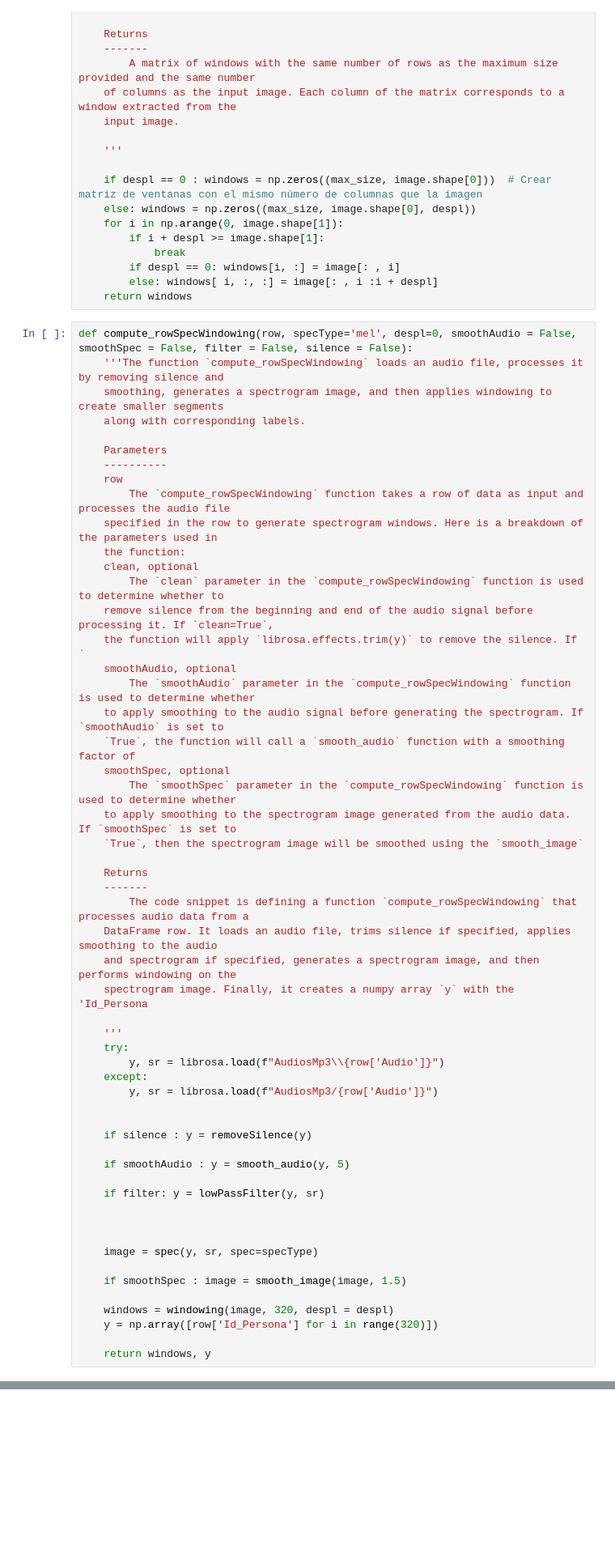
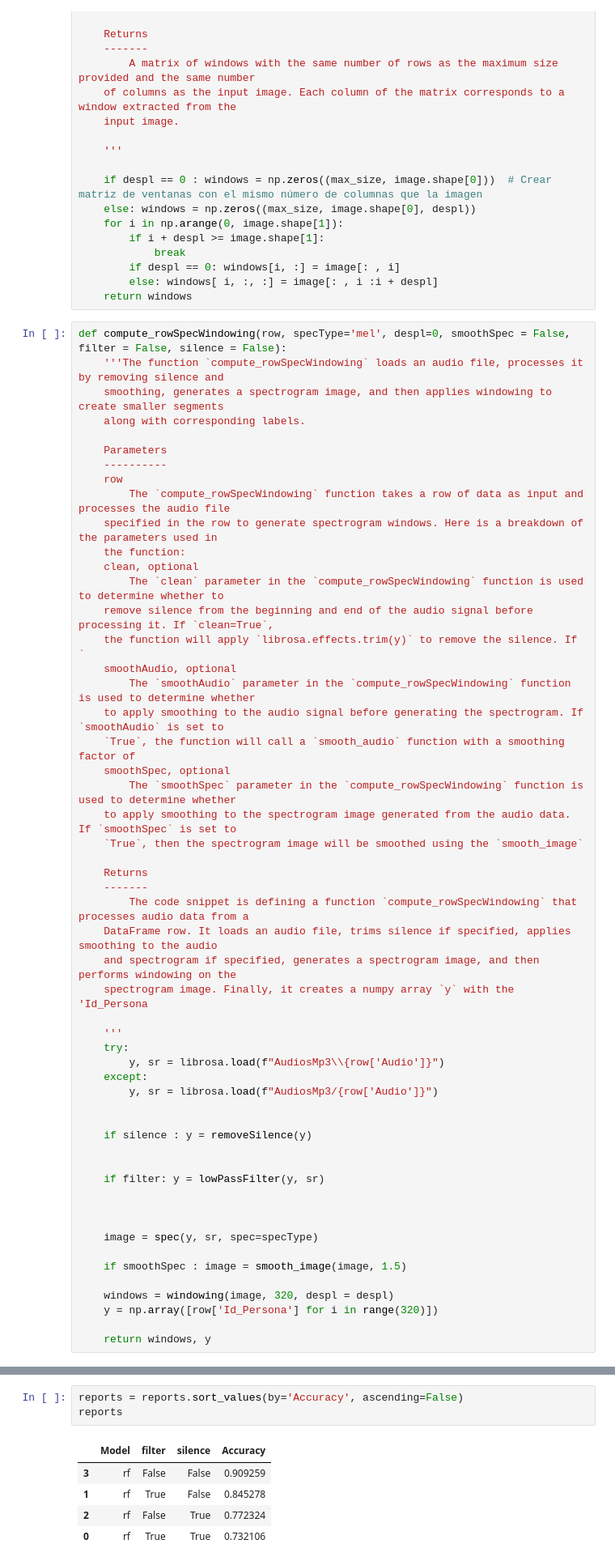
Before and after one commit to albertceballos0/UAB-VC-voice-identification, a Jupyter notebook: PROYECTO/main.ipynb, the cells around one changed output, grey strips where cells are left out. Shown at 81% size. Drawn from its saved outputs; the diff is of its cells as text; blank space fills up the shorter version.

```diff
--- a/PROYECTO/main.ipynb
+++ b/PROYECTO/main.ipynb
@@ -1262,7 +1304,7 @@ def windowing(image, max_size, despl=0):
         else: windows[ i, :, :] = image[: , i :i + despl]
     return windows
 # %%
-def compute_rowSpecWindowing(row, specType='mel', despl=0, smoothAudio = False, smoothSpec = False, filter = False, silence = False):
+def compute_rowSpecWindowing(row, specType='mel', despl=0, smoothSpec = False, filter = False, silence = False):
     '''The function `compute_rowSpecWindowing` loads an audio file, processes it by removing silence and
     smoothing, generates a spectrogram image, and then applies windowing to create smaller segments
     along with corresponding labels.
@@ -1302,7 +1344,6 @@ def compute_rowSpecWindowing(row, specType='mel', despl=0, smoothAudio = False,
 
     if silence : y = removeSilence(y)
 
-    if smoothAudio : y = smooth_audio(y, 5)
 
     if filter: y = lowPassFilter(y, sr)
 
@@ -1398,0 +1445,9 @@ wavelet 0.8349738541987081
+# %%
+reports = reports.sort_values(by='Accuracy', ascending=False)
+reports
+# %% [output]
+|  | Model | filter | silence | Accuracy |
+| 3 | rf | False | False | 0.909259 |
+| 1 | rf | True | False | 0.845278 |
+| 2 | rf | False | True | 0.772324 |
+| 0 | rf | True | True | 0.732106 |
```
Also changed, not shown: parts of 17 cells of this notebook, 57 other files.
